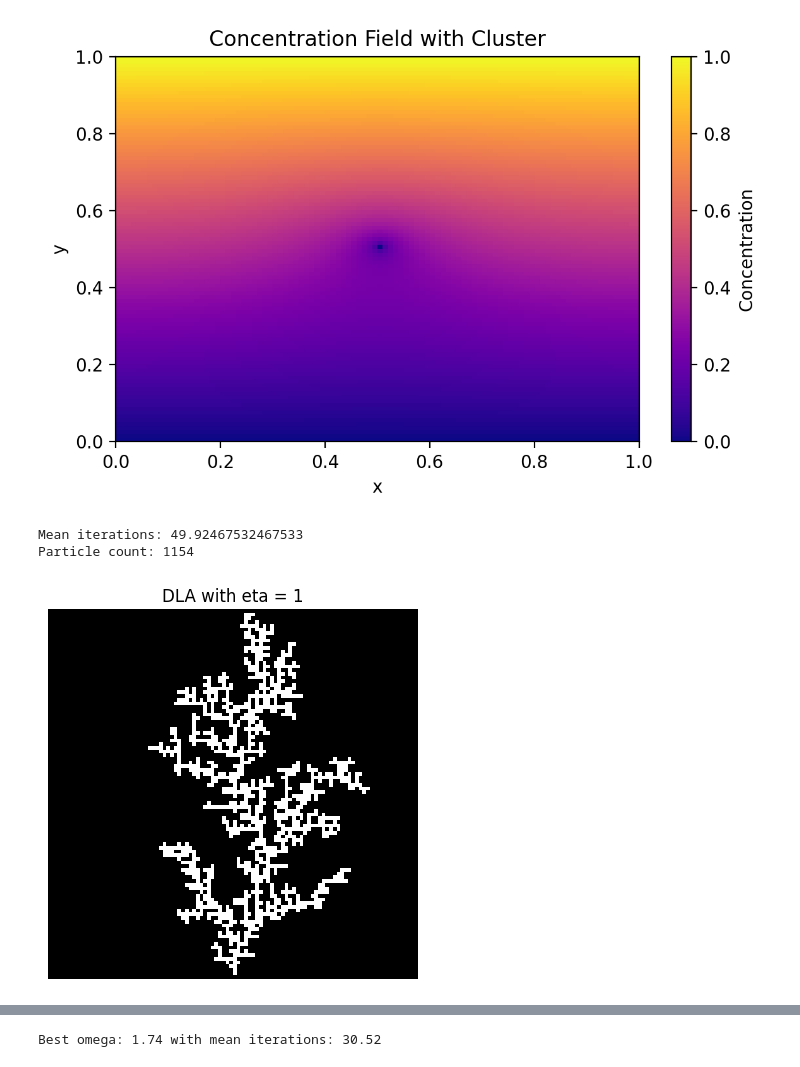
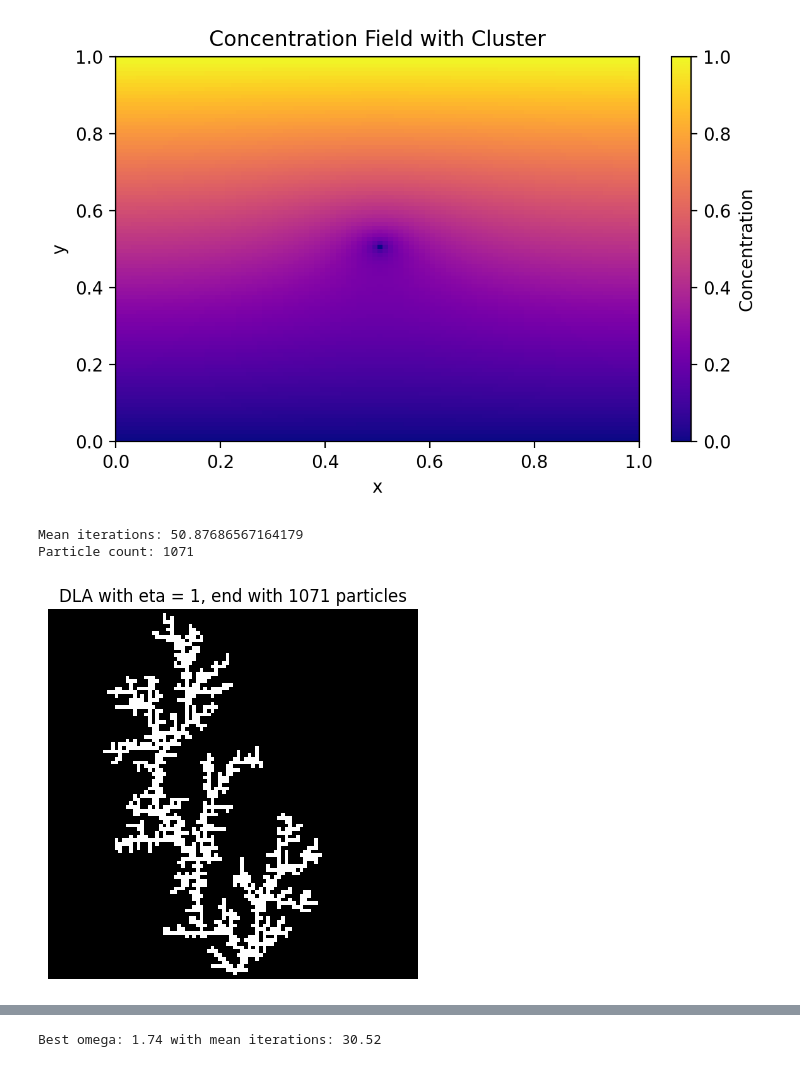
Before and after one commit to Hunter-13-z/Scientific-Computing, a Jupyter notebook: Assignment2/DLA.ipynb, the cells around one changed output, grey strips where cells are left out. Drawn from its saved outputs; the diff is of its cells as text; code cells hidden in the pictures.

```diff
--- a/Assignment2/DLA.ipynb
+++ b/Assignment2/DLA.ipynb
@@ -311,18 +311,18 @@ def DLA_rb(n,m,eta,max_particles = 1000,w = 1.8):
         clusters.add(new_particle)
     return clusters,its,concentration,max_particles
 # %%
-eta3 = 1
-clusters, its, concentration, particle_count = DLA_rb(100, 100, eta=eta3, max_particles=2000)
+eta = 1
+clusters, its, concentration, particle_count = DLA_rb(100, 100, eta=eta, max_particles=2000)
 print("Mean iterations:", np.mean(its))
 print("Particle count:", particle_count)
 grid = np.zeros((100, 100))
 for (x, y) in clusters:
     grid[x, y] = 1
 plt.imshow(grid, origin='lower', cmap='gray')
 plt.axis("off")
-plt.title("DLA with eta = " + str(eta3))
+plt.title("DLA with eta = " + str(eta) + ", end with " + str(particle_count) + " particles")
 plt.show()
 # %% [output]
-Mean iterations: 49.92467532467533
-Particle count: 1154
+Mean iterations: 50.87686567164179
+Particle count: 1071
-[figure, old version]
+[figure, new version]
```
Also changed, not shown: parts of 7 cells of this notebook, 4 other files.
